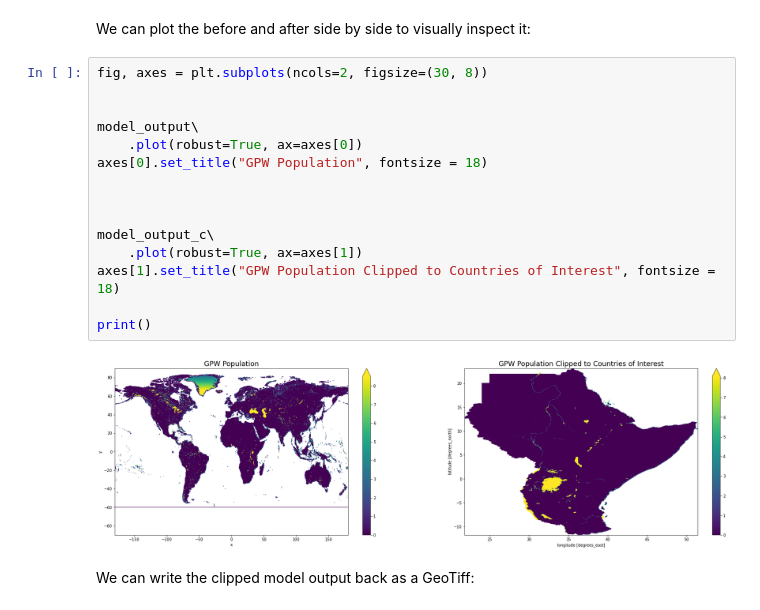
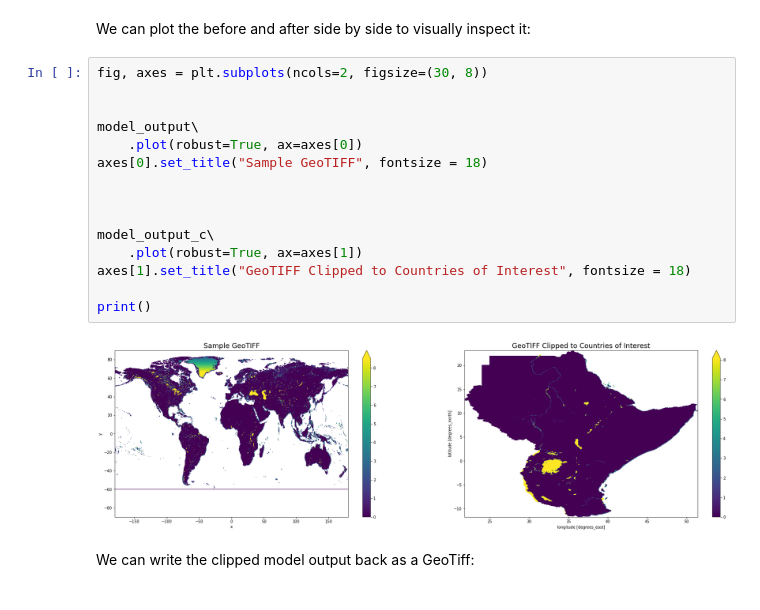
Before and after one commit to WorldModelers/insight-patterns, a Jupyter notebook: clipping/clipping-geotiff.ipynb, the cells around one changed output. Drawn from its saved outputs; the diff is of its cells as text.

```diff
--- a/clipping/clipping-geotiff.ipynb
+++ b/clipping/clipping-geotiff.ipynb
@@ -79,20 +80,20 @@ We can plot the before and after side by side to visually inspect it:
 # %%
 fig, axes = plt.subplots(ncols=2, figsize=(30, 8))
 
 
 model_output\
     .plot(robust=True, ax=axes[0])
-axes[0].set_title("GPW Population", fontsize = 18)
+axes[0].set_title("Sample GeoTIFF", fontsize = 18)
 
 
 
 model_output_c\
     .plot(robust=True, ax=axes[1])
-axes[1].set_title("GPW Population Clipped to Countries of Interest", fontsize = 18)
+axes[1].set_title("GeoTIFF Clipped to Countries of Interest", fontsize = 18)
 
 print()
 # %% [output]
-[figure, old version]
+[figure, new version]
 # %% [markdown]
 We can write the clipped model output back as a GeoTiff:
 # %%
```
Also changed, not shown: parts of 2 cells of this notebook, 4 other files.
